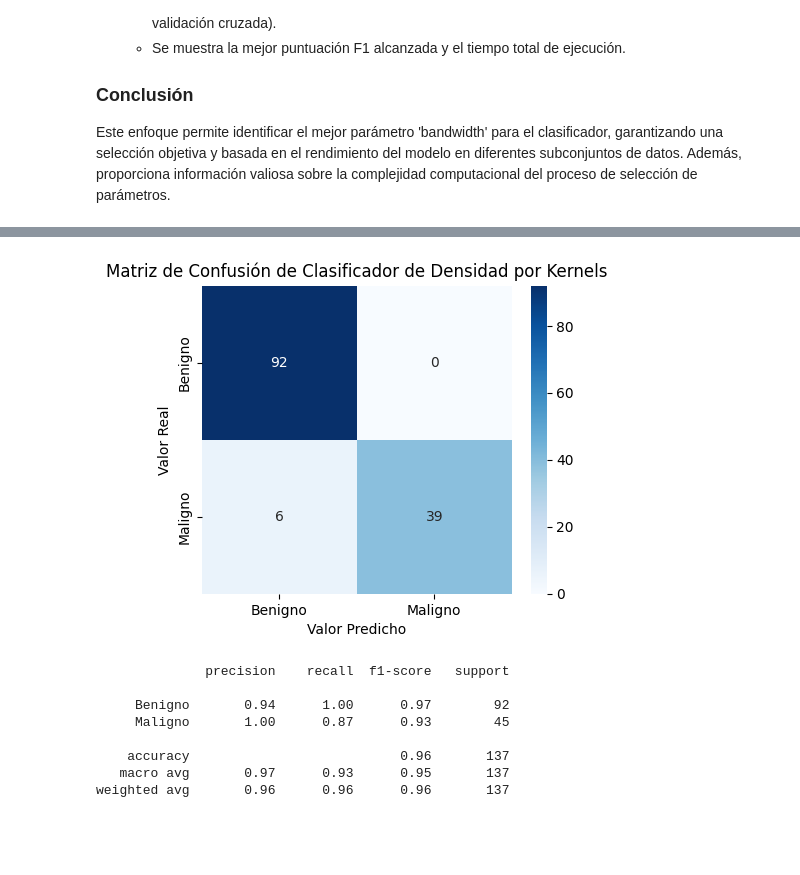
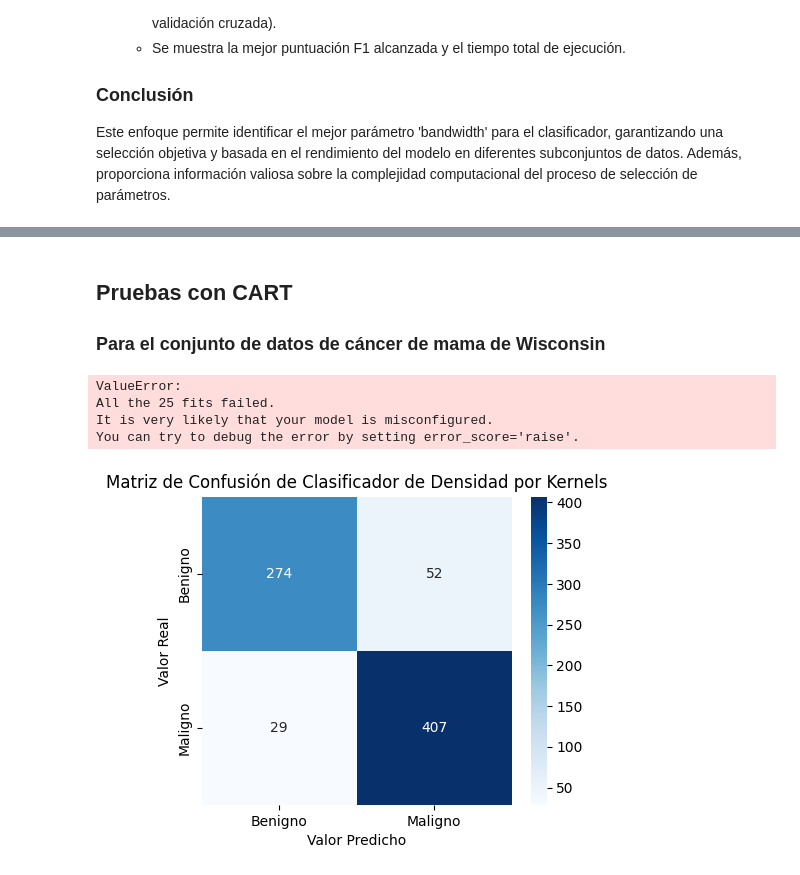
Before and after one commit to feliperussi/rdp_proyeto_2, a Jupyter notebook: RdP_proyecto_2.ipynb, the cells around one changed output, grey strips where cells are left out. Drawn from its saved outputs; the diff is of its cells as text; code cells hidden in the pictures; blank space fills up the shorter version.

```diff
--- a/RdP_proyecto_2.ipynb
+++ b/RdP_proyecto_2.ipynb
@@ -200,0 +495,36 @@ y_pred = best_clf.predict(X_test)
+# %%
+# Definición de los parámetros a probar
+param_grid = {'bandwidth': [0.5, 1.0, 1.5, 2.0, 2.5, 3.0, 4.0, 4.5, 5.0]}
+
+# Inicialización de GridSearchCV con validación cruzada de 5 particiones (20% de los datos para prueba)
+grid_search = GridSearchCV(KernelDensityClassifier(), param_grid, cv=5, scoring='f1')
+
+# Medición del tiempo de "preparación" y ajuste de parámetros
+start_time = time.time()
+grid_search.fit(X_train_rice, y_train_rice)
+end_time = time.time()
+
+# Tiempo total utilizado en el proceso
+total_time = end_time - start_time
+
+# Resultados de GridSearchCV
+best_params = grid_search.best_params_
+best_score = grid_search.best_score_
+# %%
+# Obtener el mejor clasificador
+best_clf_kde_rice = grid_search.best_estimator_
+
+# Entrenar el mejor clasificador
+best_clf_kde_rice.fit(X_train_rice, y_train_rice)
+
+# Predecir las etiquetas de clase para los datos de prueba
+y_pred_kde_rice = best_clf_kde_rice.predict(X_test_rice)
+# %%
+rice_results_kde = {}
+rice_results_kde['accuracy'] = accuracy_score(y_test_rice, y_pred_kde_rice)
+rice_results_kde['f1'] = f1_score(y_test_rice, y_pred_kde_rice)
+rice_results_kde['recall'] = recall_score(y_test_rice, y_pred_kde_rice)
+rice_results_kde['precision'] = precision_score(y_test_rice, y_pred_kde_rice)
+rice_results_kde["time"] = total_time
+rice_results_kde["best_params"] = f"h = {best_params}"
+rice_results_kde["confusion_matrix"] = confusion_matrix(y_test_rice, y_pred_kde_rice)
@@ -201,24 +566,39 @@ y_pred = best_clf.predict(X_test)
+# %% [markdown]
+## Pruebas con CART
+
+### Para el conjunto de datos de cáncer de mama de Wisconsin
+# %%
+# Definición de los parámetros a probar
+param_grid = {'ccp_alpha': [0.0001, 0.001, 0.01, 0.1, 1.0]}
+# Inicialización de GridSearchCV con validación cruzada de 5 particiones (20% de los datos para prueba)
+grid_search = GridSearchCV(CARTClassifier(), param_grid, cv=5, scoring='f1_macro')
+
+# Medición del tiempo de "preparación" y ajuste de parámetros
+start_time = time.time()
+grid_search.fit(X_train_breast_cancer, y_train_breast_cancer)
+end_time = time.time()
+
+# Tiempo total utilizado en el proceso
+total_time = end_time - start_time
+
+# Resultados de GridSearchCV
+best_params = grid_search.best_params_
+best_score = grid_search.best_score_
+# %% [output]
+ValueError:
+All the 25 fits failed.
+It is very likely that your model is misconfigured.
+You can try to debug the error by setting error_score='raise'.
 # %%
 # Calculando la matriz de confusión
-conf_matrix = confusion_matrix(y_test, y_pred)
+conf_matrix = rice_results_kde["confusion_matrix"]
 
 # Graficando la matriz de confusión
 plt.figure(figsize=(5, 4))
 sns.heatmap(conf_matrix, annot=True, fmt='g', cmap='Blues', xticklabels=['Benigno', 'Maligno'], yticklabels=['Benigno', 'Maligno'])
 plt.xlabel('Valor Predicho')
 plt.ylabel('Valor Real')
 plt.title('Matriz de Confusión de Clasificador de Densidad por Kernels')
 plt.show()
-
-# Reporte de clasificación
-print(classification_report(y_test, y_pred, target_names=['Benigno', 'Maligno']))
 # %% [output]
-[figure, old version]
+[figure, new version]
-              precision    recall  f1-score   support
-
-     Benigno       0.94      1.00      0.97        92
-     Maligno       1.00      0.87      0.93        45
-
-    accuracy                           0.96       137
-   macro avg       0.97      0.93      0.95       137
-weighted avg       0.96      0.96      0.96       137
```
Also changed, not shown: parts of 26 cells of this notebook.
